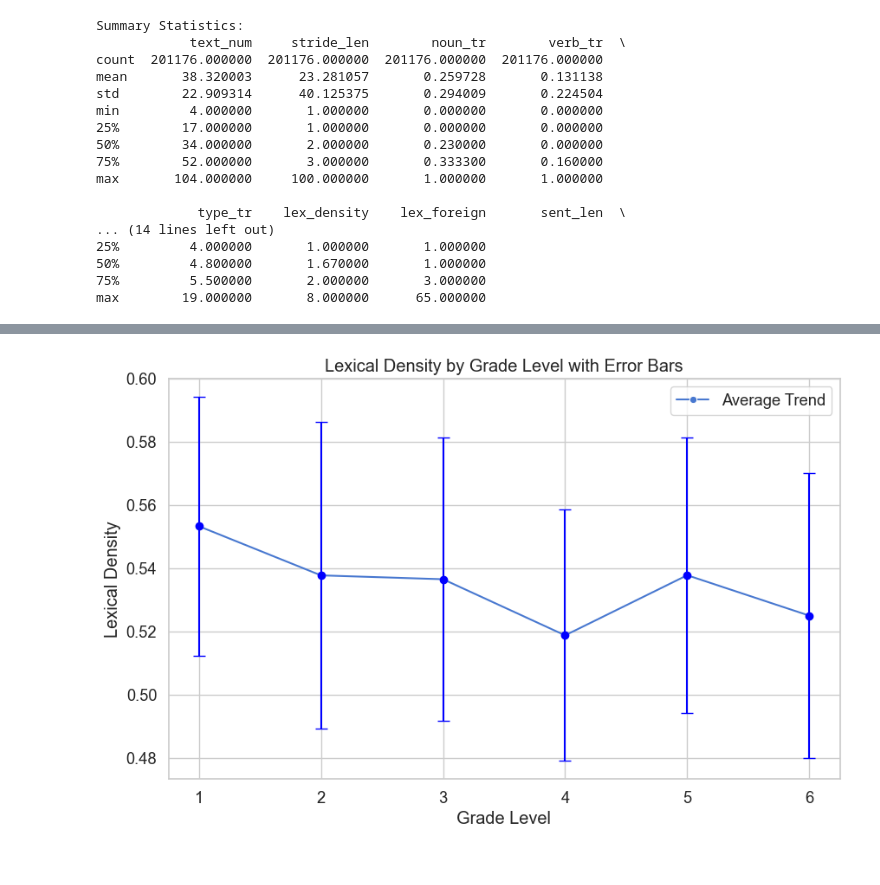
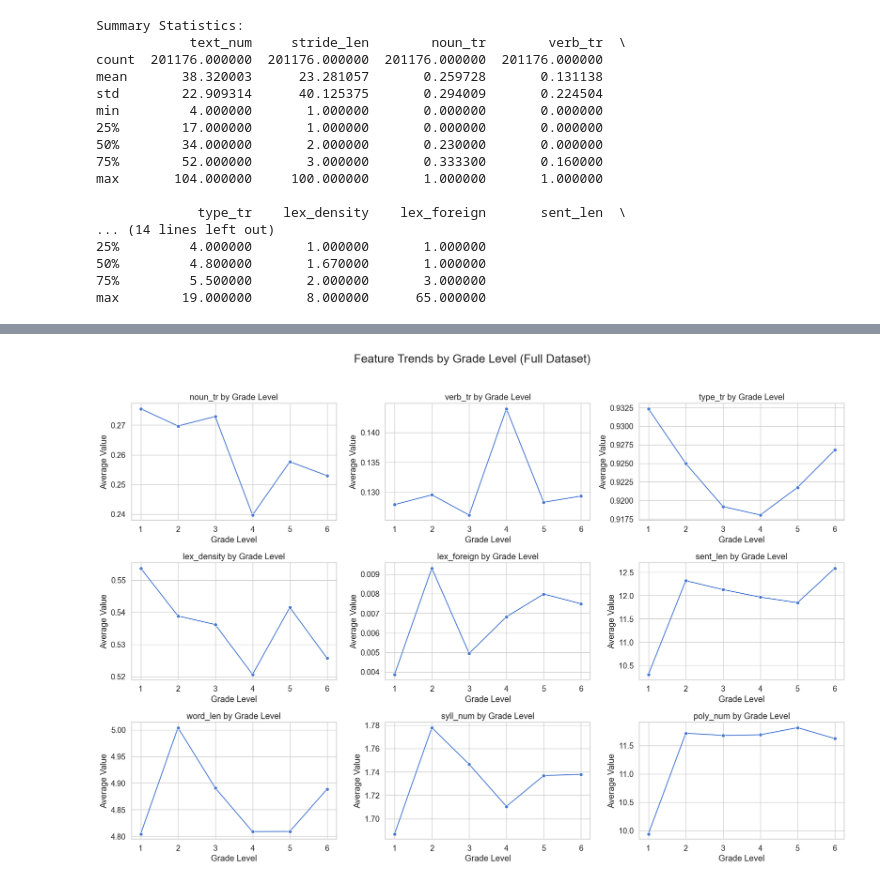
Before and after one commit to Lothany/readability_thesis, a Jupyter notebook: models/analysis.ipynb, the cells around one changed output, grey strips where cells are left out. Drawn from its saved outputs; the diff is of its cells as text; code cells hidden in the pictures.

```diff
--- a/models/analysis.ipynb
+++ b/models/analysis.ipynb
@@ -203,28 +212,37 @@ plt.show()
-# %%
-# Line plot with error bars to show the range of values
-plt.figure(figsize=(10, 6))
-sns.lineplot(
-    x=grouped.index.astype(str),
-    y=grouped['lex_density'],
-    marker='o',
-    label='Average Trend'
-)
-# Add error bars for the range (e.g., standard deviation)
-for grade in grouped.index:
-    avg = grouped.loc[grade, 'lex_density']
-    std = database[database['grade_level'] == grade]['lex_density'].std()
-    plt.errorbar(
-        x=str(grade),
-        y=avg,
-        yerr=std,
-        fmt='o',
-        color='blue',
-        capsize=5
-    )
-plt.title('Lexical Density by Grade Level with Error Bars')
-plt.xlabel('Grade Level')
-plt.ylabel('Lexical Density')
-plt.legend()
-plt.show()
-# %% [output]
-[figure, removed]
+# %%
+# df_filtered = df_undersampled[(df_undersampled['stride_len'] > ) & (df_undersampled['stride_len'] < 100)]
+# database_name = f"Sentence Fragment"
+
+df_filtered = df[df['stride_len'] > 0]
+database_name = f"Full Dataset"
+
+feature_cols = [
+    "noun_tr", "verb_tr", "type_tr", "lex_density", "lex_foreign",
+    "sent_len", "word_len", "syll_num", "poly_num"
+]
+
+# Group by grade_level and compute average feature values
+grouped = df_filtered.groupby("grade_level")[feature_cols].mean()
+
+# Plot setup
+sns.set(style="whitegrid", palette="muted", font_scale=1.2)
+fig, axes = plt.subplots(nrows=3, ncols=3, figsize=(18, 12))
+axes = axes.flatten()
+
+# Plot each feature
+for i, feature in enumerate(grouped.columns):
+    sns.lineplot(
+        x=grouped.index.astype(str),
+        y=grouped[feature],
+        marker='o',
+        ax=axes[i]
+    )
+    axes[i].set_title(f"{feature} by Grade Level")
+    axes[i].set_xlabel("Grade Level")
+    axes[i].set_ylabel("Average Value")
+
+plt.suptitle(f"Feature Trends by Grade Level ({database_name})", y=1.02, fontsize=20)
+plt.tight_layout()
+plt.show()
+# %% [output]
+[figure, added]
```
Also changed, not shown: parts of 6 cells of this notebook.
